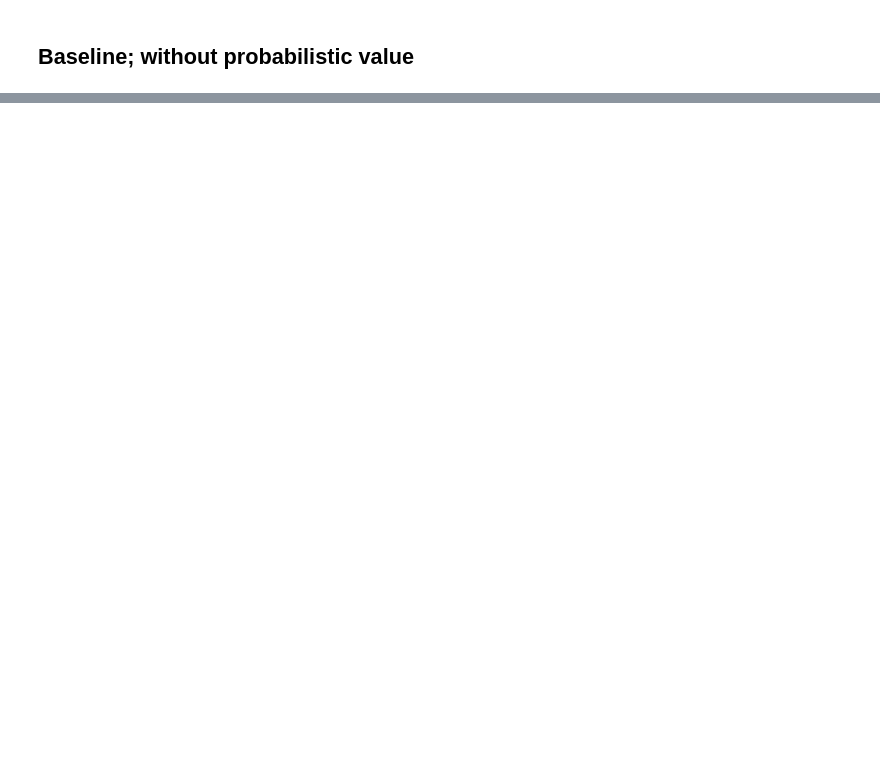
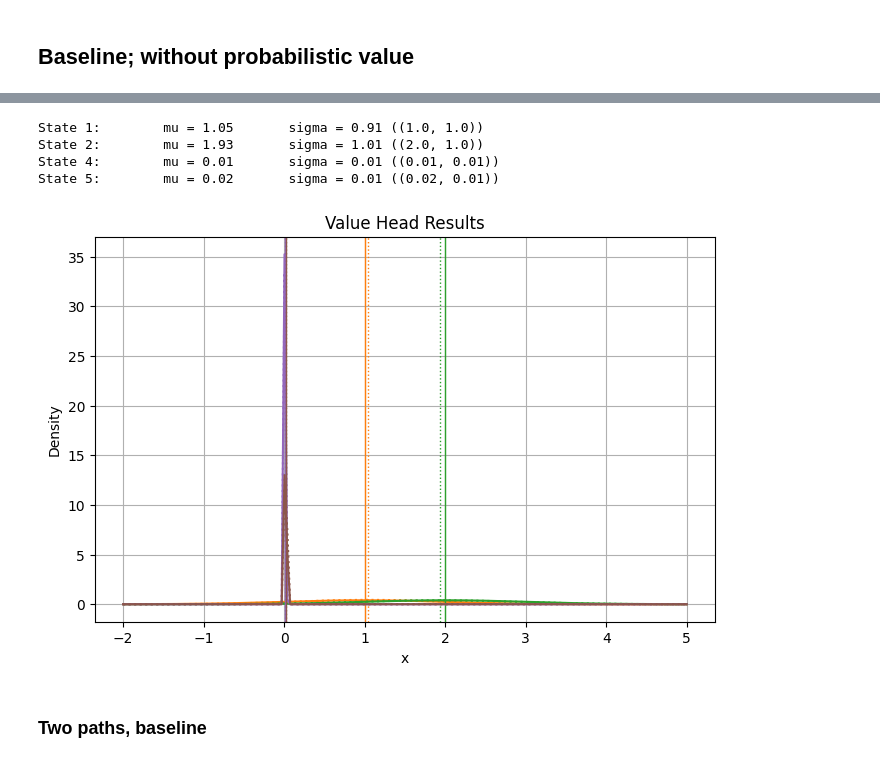
Before and after one commit to MatthewCWeston/probabilistic_value_ppo, a Jupyter notebook: probabilistic_value_ppo.ipynb, the cells around one changed output, grey strips where cells are left out. Saved outputs shown, nothing was run; the diff lists cells and outputs as text; code cells hidden in the pictures; blank space fills up the shorter version.

```diff
--- a/probabilistic_value_ppo.ipynb
+++ b/probabilistic_value_ppo.ipynb
@@ -1093,7 +1088,6 @@ State 3:        mu = 0.57       sigma = 0.97 ((0.6, 1))
 # %%
 # @title config_test
 target_env = TwoStepStochasticBandits
-single_agent_env = target_env()
 doors = [(0.5,0.7),(0.4,0.1),(0.6, 1)]
 
 config = (
@@ -1110,7 +1104,8 @@ config = (
     )
     .training(
         lr=1e-4,
-        minibatch_size = 2048,
+        #minibatch_size = 2048,
+        train_batch_size=200, # temp
     )
     .rl_module(
         rl_module_spec=RLModuleSpec(
@@ -1213,0 +1348,45 @@ State 3:        mu = 0.56 ((0.6, 1))
+# %%
+# @title Plot true and estimated distributions
+critic = algo.learner_group._learner._module[DEFAULT_POLICY_ID]
+reward_map_pred = {}
+
+for state in [1,2,4,5]:
+    obs = torch.zeros(6).float()
+    obs[state]+=1
+    batch = {
+        Columns.OBS: obs.unsqueeze(0),
+    }
+    with torch.no_grad():
+      u, sigma = critic.compute_values(batch)
+    u, sigma = u.item(), sigma.item()
+    reward_map_pred[state] = (u, sigma)
+    print(f'State {state}:\tmu = {u:.02f}\tsigma = {sigma:.02f} ({reward_map[state]})')
+
+import numpy as np
+import matplotlib.pyplot as plt
+from scipy.stats import norm
+
+x = np.linspace(-2, 5, 200)
+plt.figure(figsize=(8, 5))
+colors = plt.cm.tab10([0,1,2,3,4,5])
+
+for s in [1,2,4,5]:
+    for d, l in zip([reward_map, reward_map_pred], ['-', ':']):
+      mu, sigma = d[s]
+      y = norm.pdf(x, mu, sigma)
+      plt.plot(x, y, l, c=colors[s])
+      plt.axvline(mu, c=colors[s], linestyle=l, linewidth=1)
+
+plt.title('Value Head Results')
+plt.xlabel('x')
+plt.ylabel('Density')
+plt.grid(True)
+plt.show()
+# %% [output]
+State 1:        mu = 1.05       sigma = 0.91 ((1.0, 1.0))
+State 2:        mu = 1.93       sigma = 1.01 ((2.0, 1.0))
+State 4:        mu = 0.01       sigma = 0.01 ((0.01, 0.01))
+State 5:        mu = 0.02       sigma = 0.01 ((0.02, 0.01))
+[figure, added]
+# %% [markdown]
+### Two paths, baseline
```
Also changed, not shown: parts of 17 cells of this notebook.
